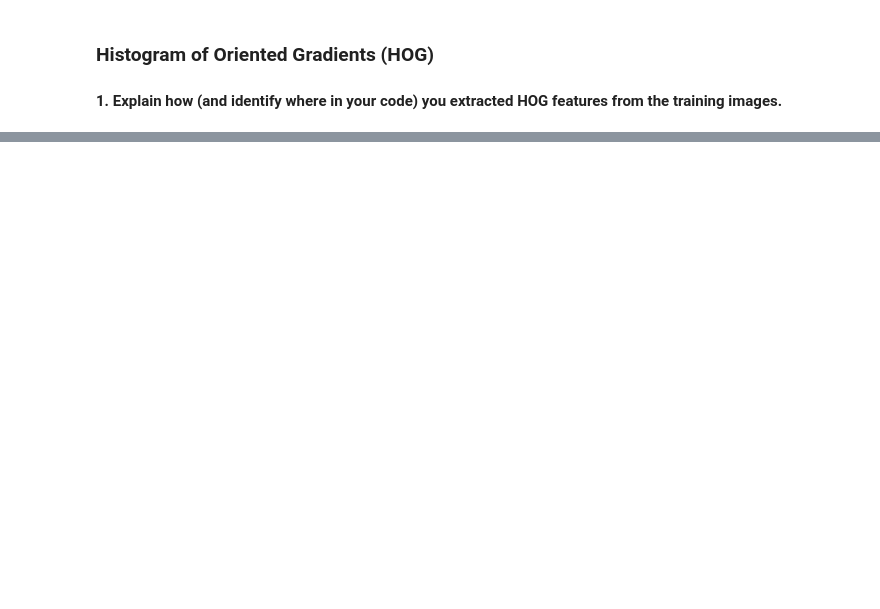
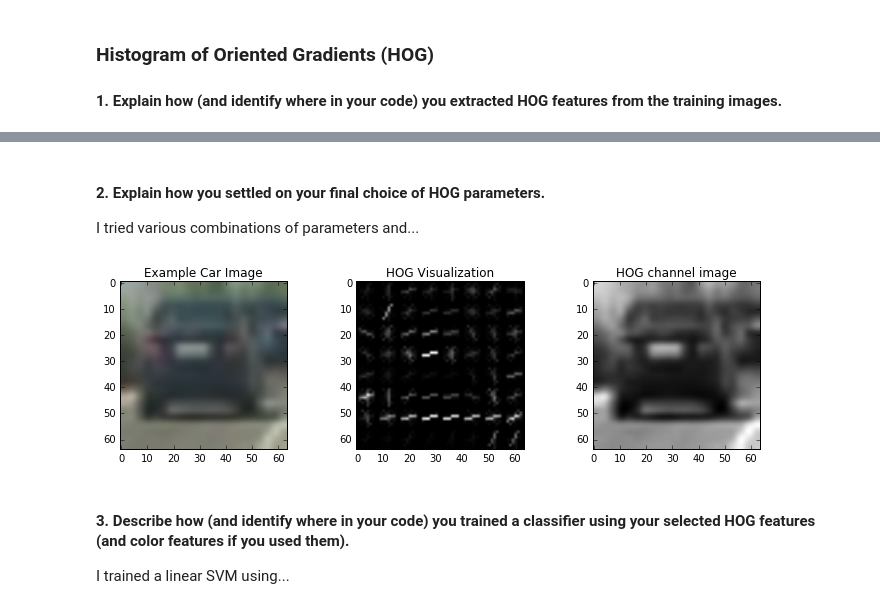
Before and after one commit to jasonhuh/CarND-Vehicle-Detection, a Jupyter notebook: CarND-Vehicle-Detection.ipynb, the cells around one changed output, grey strips where cells are left out. Saved outputs shown, nothing was run; the diff lists cells and outputs as text; code cells hidden in the pictures; blank space fills up the shorter version.

```diff
--- a/CarND-Vehicle-Detection.ipynb
+++ b/CarND-Vehicle-Detection.ipynb
@@ -144,0 +124,38 @@ test_hog_random_car_and_notcar(cars, notcars)
+# %% [markdown]
+#### 2. Explain how you settled on your final choice of HOG parameters.
+
+I tried various combinations of parameters and...
+# %%
+@interact
+def test_hog(cars=fixed(cars), i:(0, len(cars))=0, orient:(0,32)=9, pix_per_cell:(8,24)=8, cell_per_block:(1,4) = 2):
+
+    img = mpimg.imread(cars[i])
+    gray = cv2.cvtColor(img, cv2.COLOR_RGB2GRAY)
+    ycrcb = cv2.cvtColor(img, cv2.COLOR_RGB2YCrCb)
+
+    features, hog_img = HogFeatureUtil.get_hog_features(gray, orient,
+                            pix_per_cell, cell_per_block,
+                            vis=True, feature_vec=False)
+
+#     hif = HogImageFeatures(ycrcb[:, :, 0], orient, pix_per_cell, cell_per_block)
+#     hifw=hif.window_hog_features(((0,0),(64,64)))
+    #print(hifw)
+    #assert (hif.features.values == hifw.features.values).all()
+    #print(hif.features)
+    # Plot the examples
+    fig = plt.figure(figsize=(12,3))
+    plt.subplot(131)
+    plt.imshow(img)
+    plt.title('Example Car Image')
+    plt.subplot(132)
+    plt.imshow(hog_img, cmap='gray')
+    plt.title('HOG Visualization')
+    plt.subplot(133)
+    plt.imshow(gray, cmap='gray')
+    plt.title('HOG channel image')
+# %% [output]
+[figure, added]
+# %% [markdown]
+#### 3. Describe how (and identify where in your code) you trained a classifier using your selected HOG features (and color features if you used them).
+
+I trained a linear SVM using...
```
Also changed, not shown: parts of 13 cells of this notebook, 10 other files.
